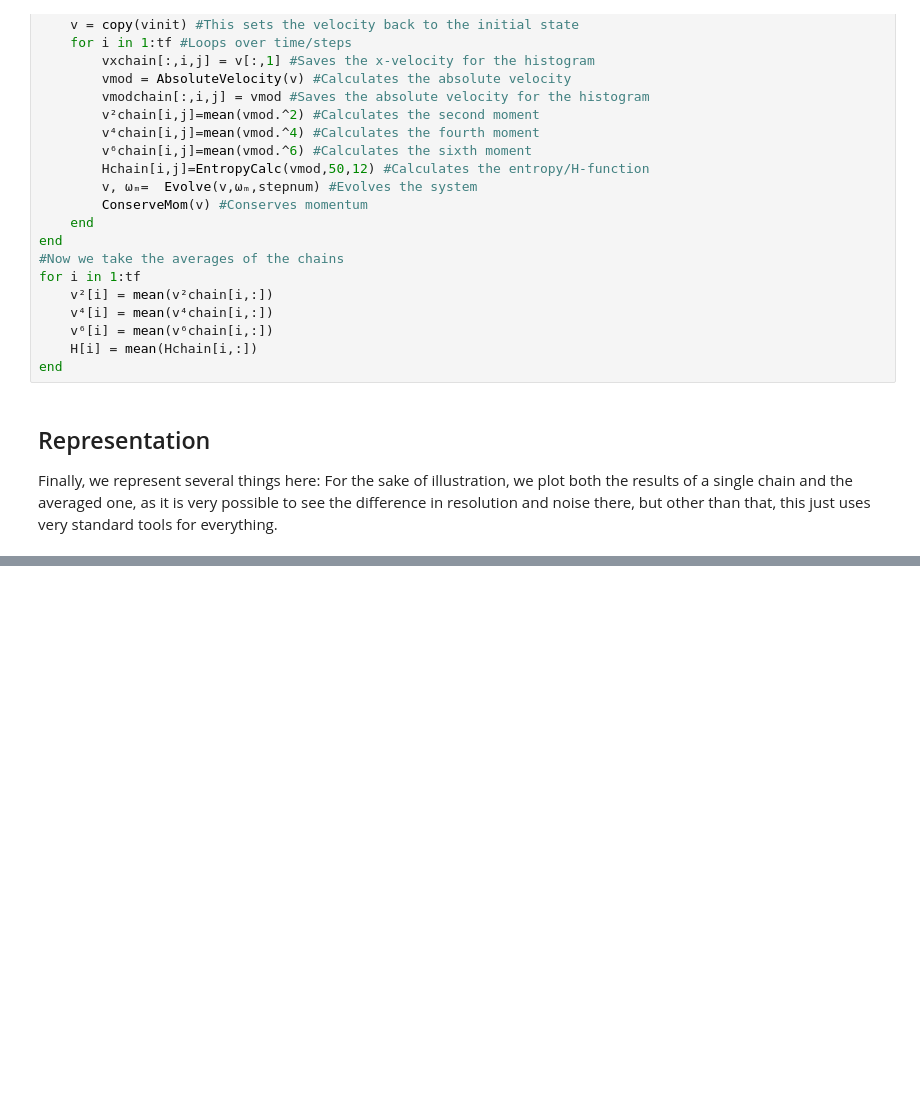
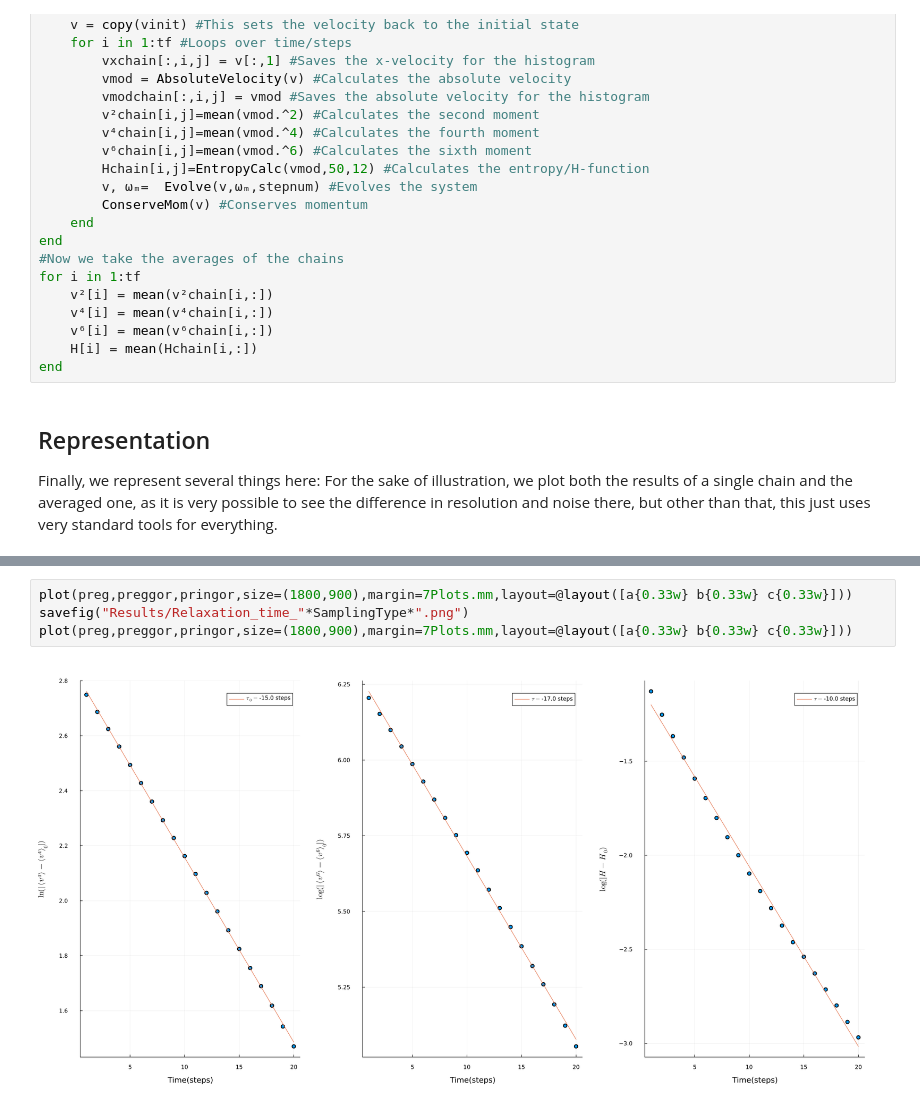
Before and after one commit to BielUsal/BoltzmannNonEq, a Jupyter notebook: NonEq.ipynb, the cells around one changed output, grey strips where cells are left out. Drawn from its saved outputs; the diff is of its cells as text; blank space fills up the shorter version.

```diff
--- a/NonEq.ipynb
+++ b/NonEq.ipynb
@@ -350,0 +355,6 @@ plot(preg,preggor)
+# %%
+plot(preg,preggor,pringor,size=(1800,900),margin=7Plots.mm,layout=@layout([a{0.33w} b{0.33w} c{0.33w}]))
+savefig("Results/Relaxation_time_"*SamplingType*".png")
+plot(preg,preggor,pringor,size=(1800,900),margin=7Plots.mm,layout=@layout([a{0.33w} b{0.33w} c{0.33w}]))
+# %% [output]
+[figure, added]
```
Also changed, not shown: parts of 13 cells of this notebook, 16 other files.
